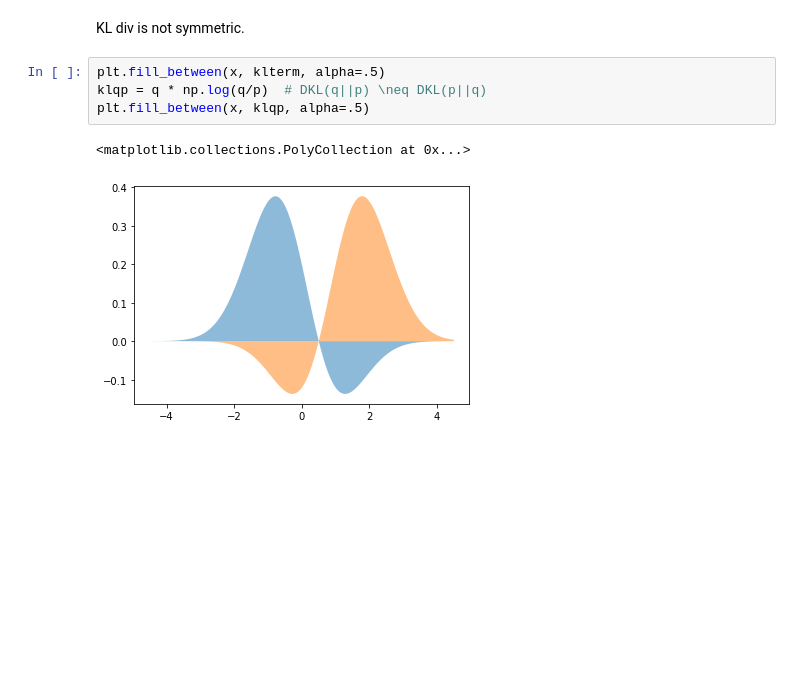
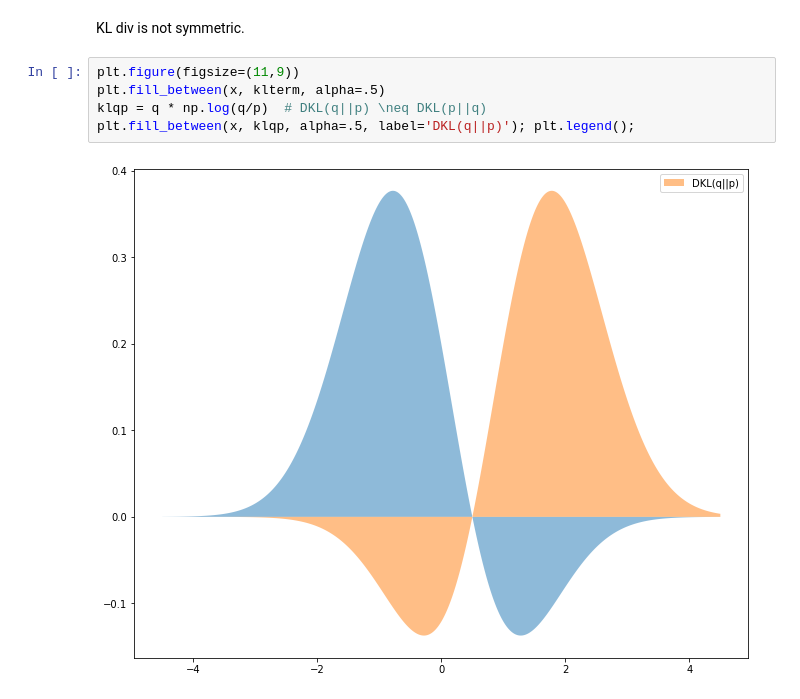
Before and after one commit to yongduek/lectures, a Jupyter notebook: studies/kldiv_cross_entropy.ipynb, the cells around one changed output. Saved outputs shown, nothing was run; the diff lists cells and outputs as text; blank space fills up the shorter version.

```diff
--- a/studies/kldiv_cross_entropy.ipynb
+++ b/studies/kldiv_cross_entropy.ipynb
@@ -45,12 +100,12 @@ plt.fill_between(x, klterm, alpha=.5); plt.legend(); plt.grid(True);
 # %% [markdown]
 KL div is not symmetric.
 # %%
+plt.figure(figsize=(11,9))
 plt.fill_between(x, klterm, alpha=.5)
 klqp = q * np.log(q/p)  # DKL(q||p) \neq DKL(p||q)
-plt.fill_between(x, klqp, alpha=.5)
+plt.fill_between(x, klqp, alpha=.5, label='DKL(q||p)'); plt.legend();
 # %% [output]
-<matplotlib.collections.PolyCollection at 0x...>
-[figure, old version]
+[figure, new version]
 # %%
 import scipy.stats as stats
 x=np.linspace(-4.5, 4.5, 1000)
```
Also changed, not shown: parts of 10 cells of this notebook.
